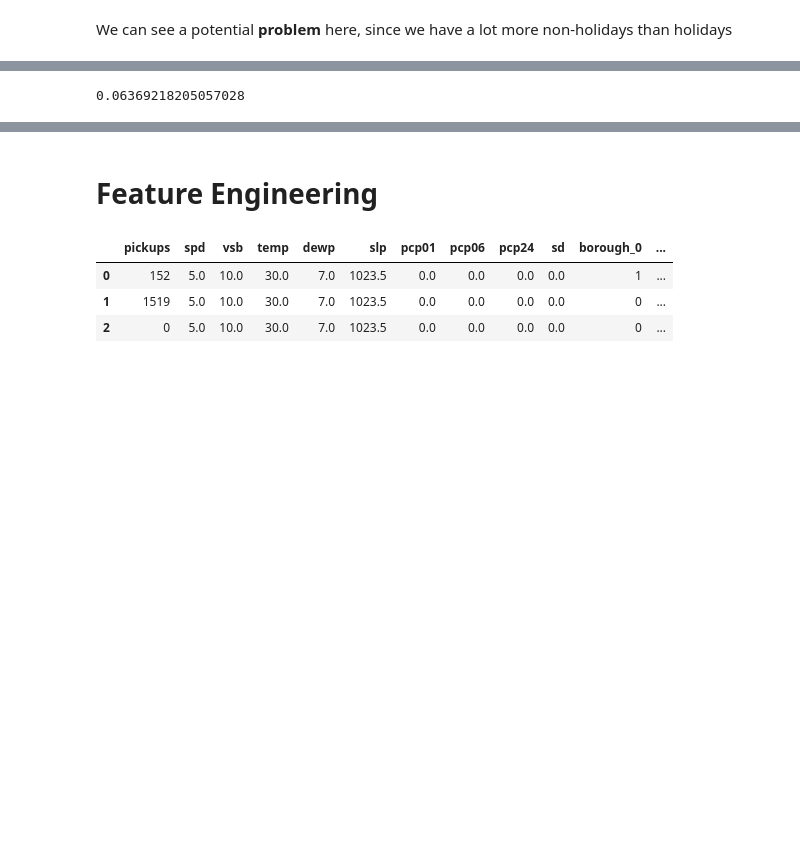
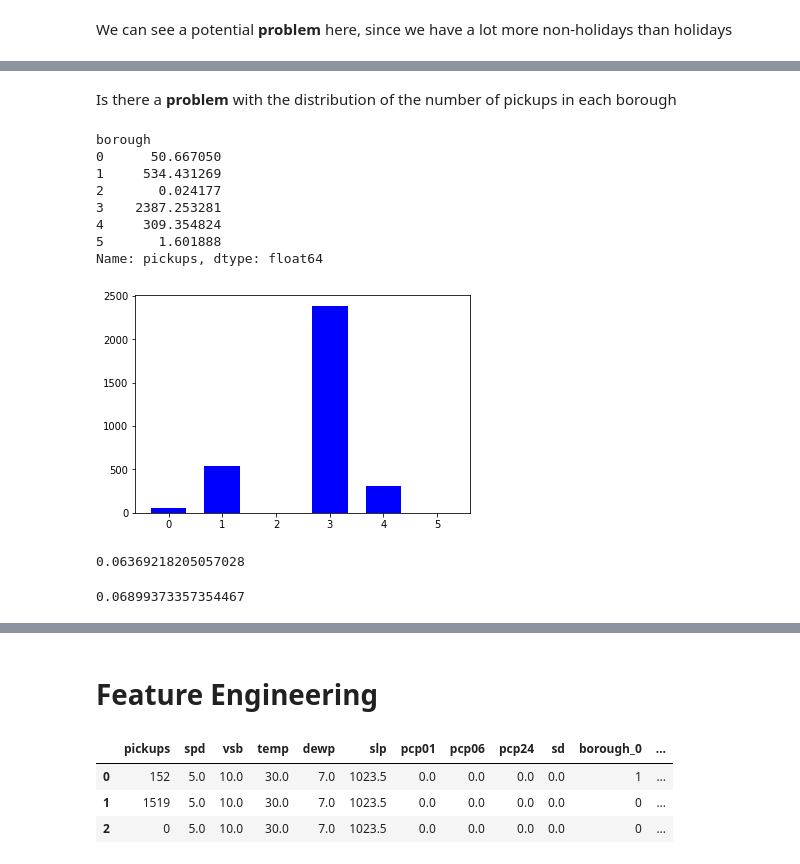
Before and after one commit to liorKatzz/UBER_rides_prediction, a Jupyter notebook: uber_pred.ipynb, the cells around one changed output, grey strips where cells are left out. Cells and saved outputs as stored; diff of their text form; code cells hidden in the pictures; blank space fills up the shorter version.

```diff
--- a/uber_pred.ipynb
+++ b/uber_pred.ipynb
@@ -115,6 +157,26 @@ We can see a potential **problem** here, since we have a lot more non-holidays t
+# %% [markdown]
+Is there a **problem** with the distribution of the number of pickups in each borough
+# %%
+# The average rides in each borough:
+df_borough_mean = df.groupby(['borough'])['pickups'].mean()
+print(df_borough_mean)
+vals = list(df_borough_mean)
+bar_test = plt.bar([0,1,2,3,4,5], vals, 1/1.5, color="blue")
+# %% [output]
+borough
+0      50.667050
+1     534.431269
+2       0.024177
+3    2387.253281
+4     309.354824
+5       1.601888
+Name: pickups, dtype: float64
+[figure, added]
 # %%
 df['pickups'].corr(df['temp'])
 # %% [output]
 0.06369218205057028
 # %%
-df['pickups'].corr(df['hday'])
+df['pickups'].corr(df['borough'])
+# %% [output]
+0.06899373357354467
```
Also changed, not shown: parts of 29 cells of this notebook.
